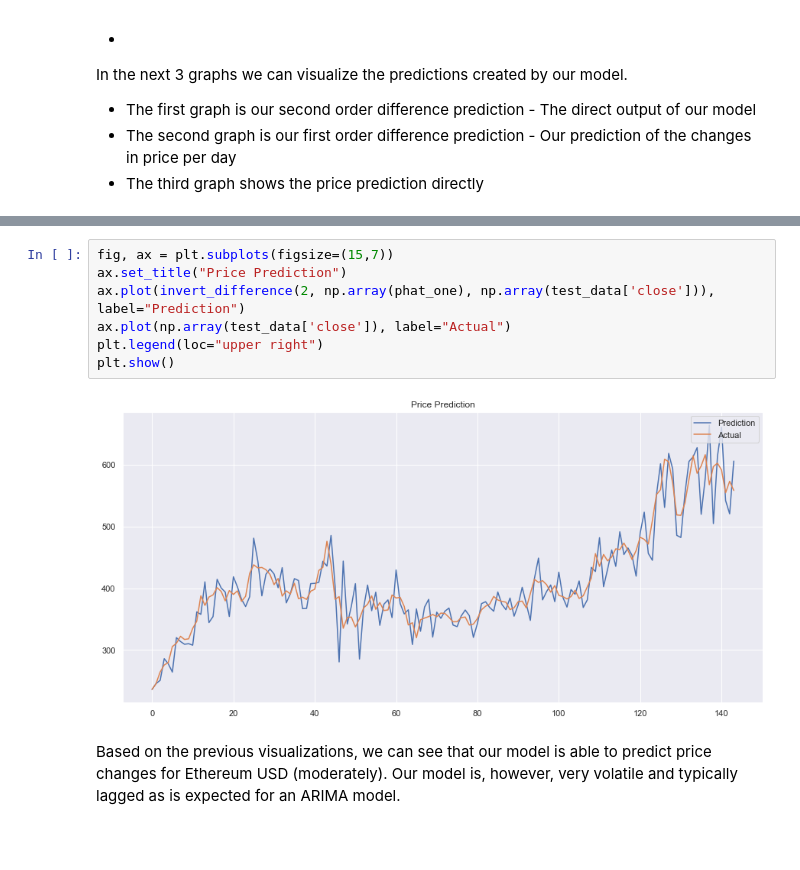
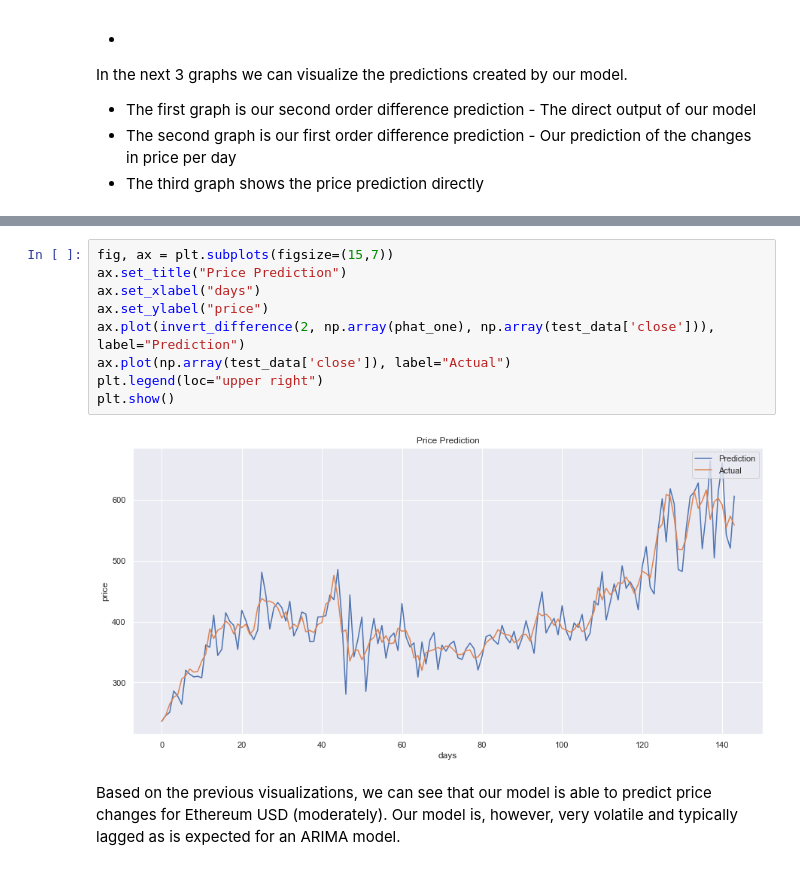
Before and after one commit to leonardosavasta/ethereum_analysis, a Jupyter notebook: DataExploration.ipynb, the cells around one changed output, grey strips where cells are left out. Saved outputs shown, nothing was run; the diff lists cells and outputs as text; blank space fills up the shorter version.

```diff
--- a/DataExploration.ipynb
+++ b/DataExploration.ipynb
@@ -235,11 +236,13 @@ plt.show()
 # %%
 fig, ax = plt.subplots(figsize=(15,7))
 ax.set_title("Price Prediction")
+ax.set_xlabel("days")
+ax.set_ylabel("price")
 ax.plot(invert_difference(2, np.array(phat_one), np.array(test_data['close'])), label="Prediction")
 ax.plot(np.array(test_data['close']), label="Actual")
 plt.legend(loc="upper right")
 plt.show()
 # %% [output]
-[figure, old version]
+[figure, new version]
 # %% [markdown]
 Based on the previous visualizations, we can see that our model is able to predict price changes for Ethereum USD (moderately). Our model is, however, very volatile and typically lagged as is expected for an ARIMA model.
```
Also changed, not shown: parts of 7 cells of this notebook.
